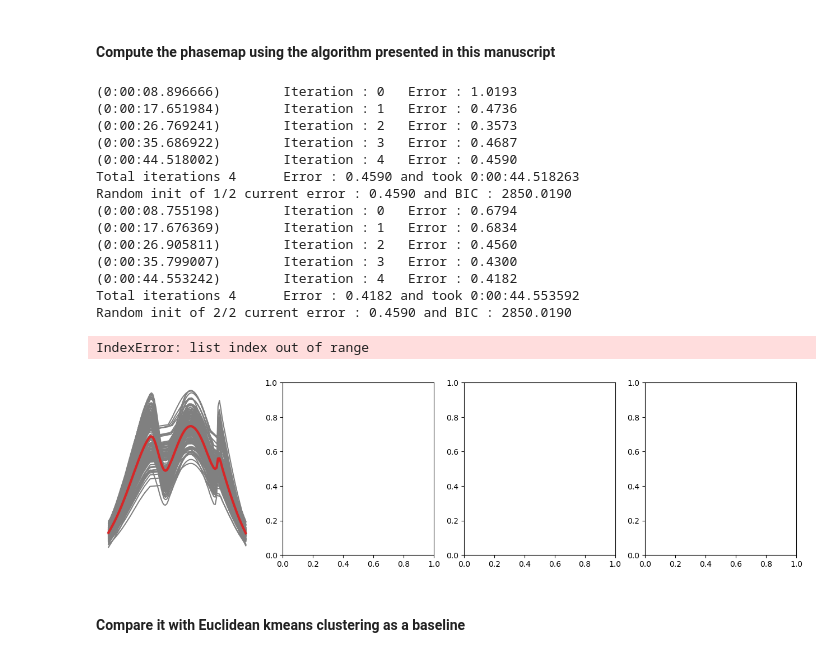
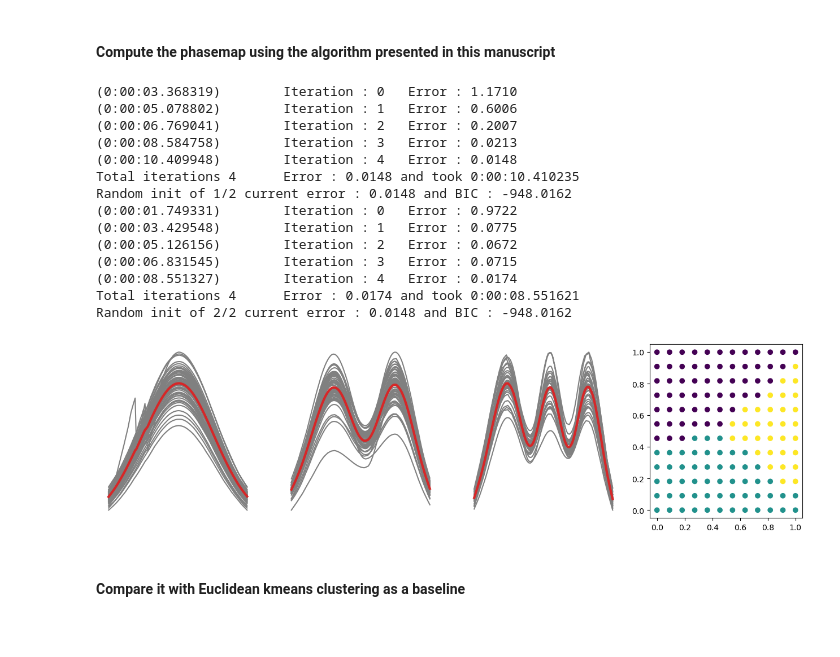
Before and after one commit to pozzo-research-group/autophasemap, a Jupyter notebook: example.ipynb, the cells around one changed output. Saved outputs shown, nothing was run; the diff lists cells and outputs as text; code cells hidden in the pictures.

```diff
--- a/example.ipynb
+++ b/example.ipynb
@@ -112,34 +112,35 @@ def plot(data, out):
 # %% [markdown]
 #### Compute the phasemap using the algorithm presented in this manuscript
 # %%
-N_CLUSTERS = 1
+N_CLUSTERS = 3
 MAX_ITER = 5
 VERBOSE = 3
 
 out_elastic, bic = multi_kmeans_run(2,
                                data,
                                N_CLUSTERS,
                                max_iter=MAX_ITER,
                                verbose=VERBOSE,
-                               smoothen=True)
+                               smoothen=True,
+                               grid_dim = 8
+                               )
 plot(data, out_elastic)
 # %% [output]
-(0:00:08.896666)        Iteration : 0   Error : 1.0193
-(0:00:17.651984)        Iteration : 1   Error : 0.4736
-(0:00:26.769241)        Iteration : 2   Error : 0.3573
-(0:00:35.686922)        Iteration : 3   Error : 0.4687
-(0:00:44.518002)        Iteration : 4   Error : 0.4590
-Total iterations 4      Error : 0.4590 and took 0:00:44.518263
-Random init of 1/2 current error : 0.4590 and BIC : 2850.0190
-(0:00:08.755198)        Iteration : 0   Error : 0.6794
-(0:00:17.676369)        Iteration : 1   Error : 0.6834
-(0:00:26.905811)        Iteration : 2   Error : 0.4560
-(0:00:35.799007)        Iteration : 3   Error : 0.4300
-(0:00:44.553242)        Iteration : 4   Error : 0.4182
-Total iterations 4      Error : 0.4182 and took 0:00:44.553592
-Random init of 2/2 current error : 0.4590 and BIC : 2850.0190
+(0:00:03.368319)        Iteration : 0   Error : 1.1710
+(0:00:05.078802)        Iteration : 1   Error : 0.6006
+(0:00:06.769041)        Iteration : 2   Error : 0.2007
+(0:00:08.584758)        Iteration : 3   Error : 0.0213
+(0:00:10.409948)        Iteration : 4   Error : 0.0148
+Total iterations 4      Error : 0.0148 and took 0:00:10.410235
+Random init of 1/2 current error : 0.0148 and BIC : -948.0162
+(0:00:01.749331)        Iteration : 0   Error : 0.9722
+(0:00:03.429548)        Iteration : 1   Error : 0.0775
+(0:00:05.126156)        Iteration : 2   Error : 0.0672
+(0:00:06.831545)        Iteration : 3   Error : 0.0715
+(0:00:08.551327)        Iteration : 4   Error : 0.0174
+Total iterations 4      Error : 0.0174 and took 0:00:08.551621
+Random init of 2/2 current error : 0.0148 and BIC : -948.0162
-IndexError: list index out of range
-[figure, old version]
+[figure, new version]
 # %% [markdown]
 #### Compare it with Euclidean kmeans clustering as a baseline
 # %%
```
Also changed, not shown: parts of 2 cells of this notebook, 1 other file.
